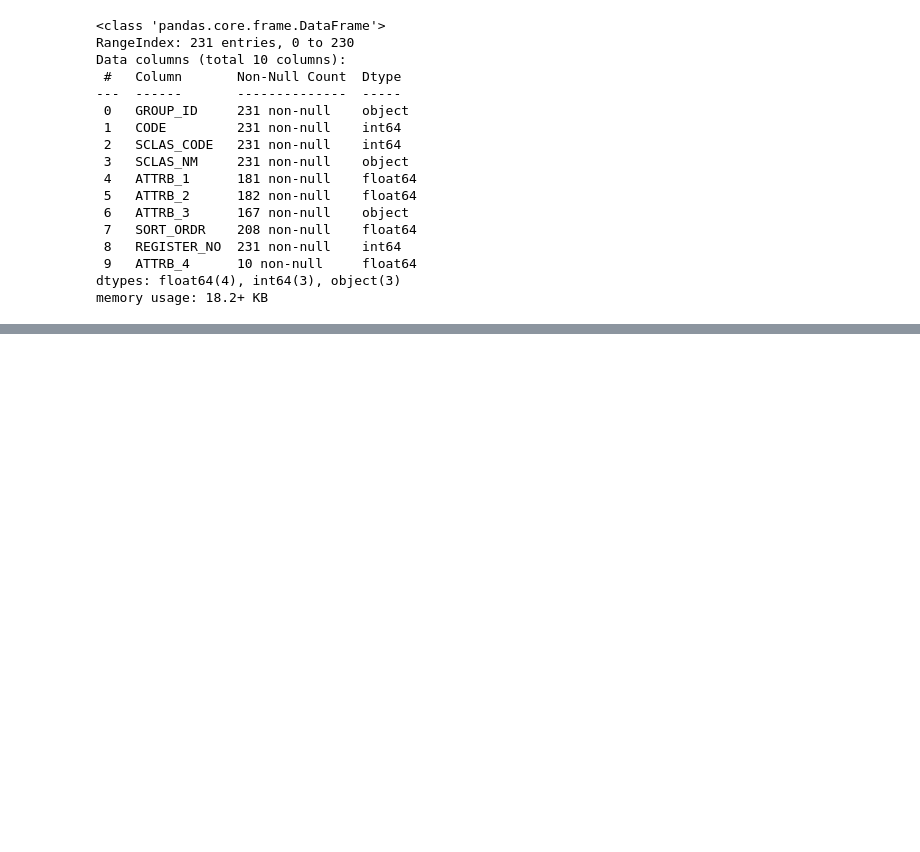
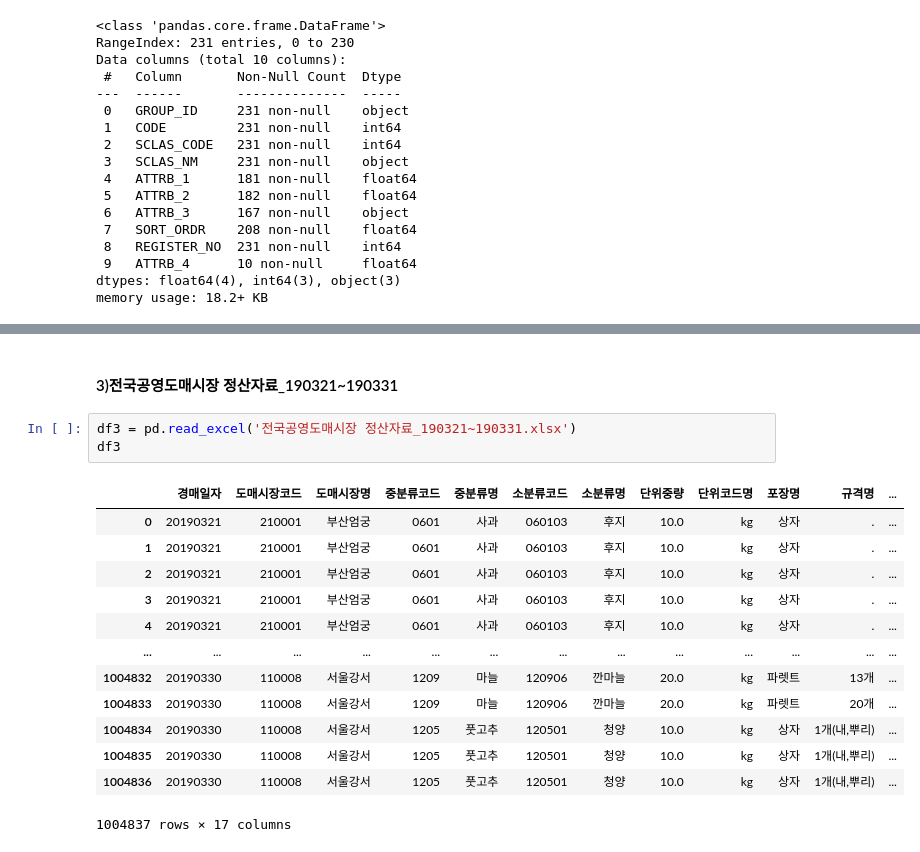
Before and after one commit to leenago/Projects, a Jupyter notebook: Agrifood/Agrifood_데이터확인하기.ipynb, the cells around one changed output, grey strips where cells are left out. Saved outputs shown, nothing was run; the diff lists cells and outputs as text; blank space fills up the shorter version.

```diff
--- a/Agrifood/Agrifood_데이터확인하기.ipynb
+++ b/Agrifood/Agrifood_데이터확인하기.ipynb
@@ -451,0 +584,19 @@ memory usage: 18.2+ KB
+# %% [markdown]
+#### 3)전국공영도매시장 정산자료_190321~190331
+# %%
+df3 = pd.read_excel('전국공영도매시장 정산자료_190321~190331.xlsx')
+df3
+# %% [output]
+|  | 경매일자 | 도매시장코드 | 도매시장명 | 중분류코드 | 중분류명 | 소분류코드 | 소분류명 | 단위중량 | 단위코드명 | 포장명 | 규격명 | ... |
+| 0 | 20190321 | 210001 | 부산엄궁 | 0601 | 사과 | 060103 | 후지 | 10.0 | kg | 상자 | . | ... |
+| 1 | 20190321 | 210001 | 부산엄궁 | 0601 | 사과 | 060103 | 후지 | 10.0 | kg | 상자 | . | ... |
+| 2 | 20190321 | 210001 | 부산엄궁 | 0601 | 사과 | 060103 | 후지 | 10.0 | kg | 상자 | . | ... |
+| 3 | 20190321 | 210001 | 부산엄궁 | 0601 | 사과 | 060103 | 후지 | 10.0 | kg | 상자 | . | ... |
+| 4 | 20190321 | 210001 | 부산엄궁 | 0601 | 사과 | 060103 | 후지 | 10.0 | kg | 상자 | . | ... |
+| ... | ... | ... | ... | ... | ... | ... | ... | ... | ... | ... | ... | ... |
+| 1004832 | 20190330 | 110008 | 서울강서 | 1209 | 마늘 | 120906 | 깐마늘 | 20.0 | kg | 파렛트 | 13개 | ... |
+| 1004833 | 20190330 | 110008 | 서울강서 | 1209 | 마늘 | 120906 | 깐마늘 | 20.0 | kg | 파렛트 | 20개 | ... |
+| 1004834 | 20190330 | 110008 | 서울강서 | 1205 | 풋고추 | 120501 | 청양 | 10.0 | kg | 상자 | 1개(내,뿌리) | ... |
+| 1004835 | 20190330 | 110008 | 서울강서 | 1205 | 풋고추 | 120501 | 청양 | 10.0 | kg | 상자 | 1개(내,뿌리) | ... |
+| 1004836 | 20190330 | 110008 | 서울강서 | 1205 | 풋고추 | 120501 | 청양 | 10.0 | kg | 상자 | 1개(내,뿌리) | ... |
+1004837 rows × 17 columns
```
Also changed, not shown: parts of 53 cells of this notebook.
